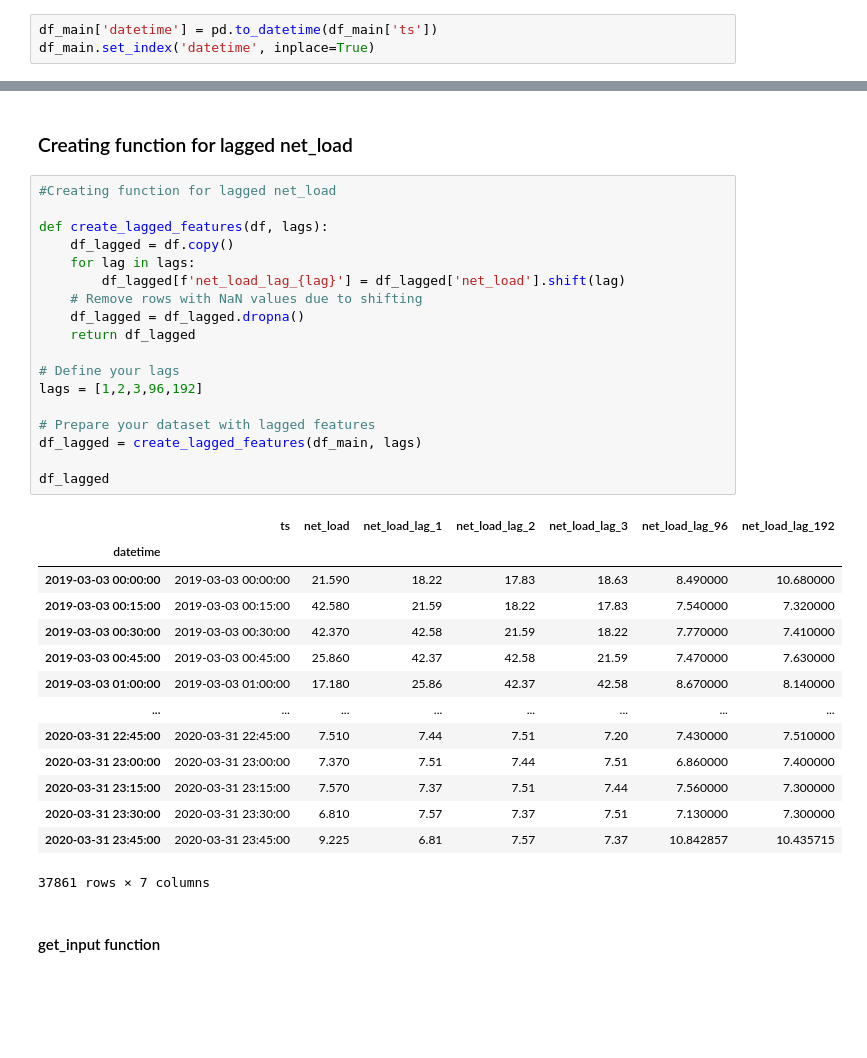
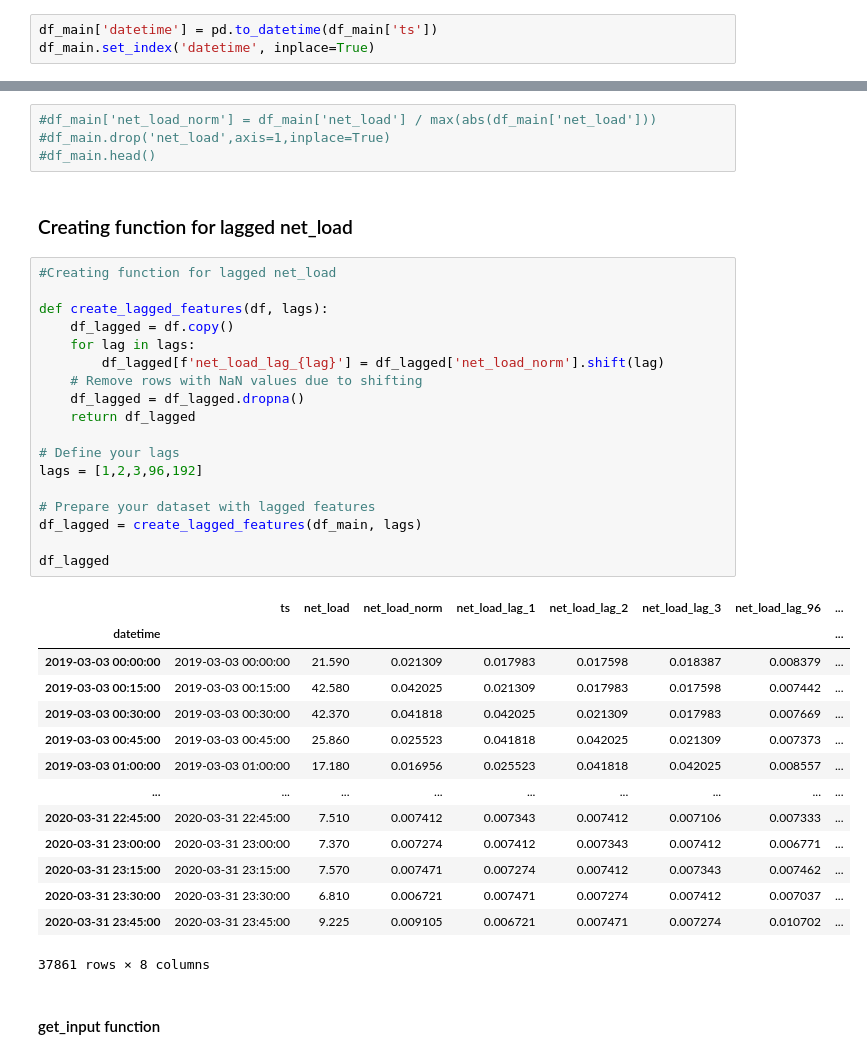
Before and after one commit to dguiraldes/aml_project, a Jupyter notebook: Zora RF_5_lags.ipynb, the cells around one changed output, grey strips where cells are left out. Cells and saved outputs as stored; diff of their text form; blank space fills up the shorter version.

```diff
--- a/Zora RF_5_lags.ipynb
+++ b/Zora RF_5_lags.ipynb
@@ -133,38 +133,42 @@ df_main
+# %%
+#df_main['net_load_norm'] = df_main['net_load'] / max(abs(df_main['net_load']))
+#df_main.drop('net_load',axis=1,inplace=True)
+#df_main.head()
 # %% [markdown]
 ### Creating function for lagged net_load
 # %%
 #Creating function for lagged net_load
 
 def create_lagged_features(df, lags):
     df_lagged = df.copy()
     for lag in lags:
-        df_lagged[f'net_load_lag_{lag}'] = df_lagged['net_load'].shift(lag)
+        df_lagged[f'net_load_lag_{lag}'] = df_lagged['net_load_norm'].shift(lag)
     # Remove rows with NaN values due to shifting
     df_lagged = df_lagged.dropna()
     return df_lagged
 
 # Define your lags
 lags = [1,2,3,96,192]
 
 # Prepare your dataset with lagged features
 df_lagged = create_lagged_features(df_main, lags)
 
 df_lagged
 # %% [output]
-|  | ts | net_load | net_load_lag_1 | net_load_lag_2 | net_load_lag_3 | net_load_lag_96 | net_load_lag_192 |
-| datetime |  |  |  |  |  |  |  |
-| 2019-03-03 00:00:00 | 2019-03-03 00:00:00 | 21.590 | 18.22 | 17.83 | 18.63 | 8.490000 | 10.680000 |
-| 2019-03-03 00:15:00 | 2019-03-03 00:15:00 | 42.580 | 21.59 | 18.22 | 17.83 | 7.540000 | 7.320000 |
-| 2019-03-03 00:30:00 | 2019-03-03 00:30:00 | 42.370 | 42.58 | 21.59 | 18.22 | 7.770000 | 7.410000 |
-| 2019-03-03 00:45:00 | 2019-03-03 00:45:00 | 25.860 | 42.37 | 42.58 | 21.59 | 7.470000 | 7.630000 |
-| 2019-03-03 01:00:00 | 2019-03-03 01:00:00 | 17.180 | 25.86 | 42.37 | 42.58 | 8.670000 | 8.140000 |
-| ... | ... | ... | ... | ... | ... | ... | ... |
-| 2020-03-31 22:45:00 | 2020-03-31 22:45:00 | 7.510 | 7.44 | 7.51 | 7.20 | 7.430000 | 7.510000 |
-| 2020-03-31 23:00:00 | 2020-03-31 23:00:00 | 7.370 | 7.51 | 7.44 | 7.51 | 6.860000 | 7.400000 |
-| 2020-03-31 23:15:00 | 2020-03-31 23:15:00 | 7.570 | 7.37 | 7.51 | 7.44 | 7.560000 | 7.300000 |
-| 2020-03-31 23:30:00 | 2020-03-31 23:30:00 | 6.810 | 7.57 | 7.37 | 7.51 | 7.130000 | 7.300000 |
-| 2020-03-31 23:45:00 | 2020-03-31 23:45:00 | 9.225 | 6.81 | 7.57 | 7.37 | 10.842857 | 10.435715 |
+|  | ts | net_load | net_load_norm | net_load_lag_1 | net_load_lag_2 | net_load_lag_3 | net_load_lag_96 | ... |
+| datetime |  |  |  |  |  |  |  | ... |
+| 2019-03-03 00:00:00 | 2019-03-03 00:00:00 | 21.590 | 0.021309 | 0.017983 | 0.017598 | 0.018387 | 0.008379 | ... |
+| 2019-03-03 00:15:00 | 2019-03-03 00:15:00 | 42.580 | 0.042025 | 0.021309 | 0.017983 | 0.017598 | 0.007442 | ... |
+| 2019-03-03 00:30:00 | 2019-03-03 00:30:00 | 42.370 | 0.041818 | 0.042025 | 0.021309 | 0.017983 | 0.007669 | ... |
+| 2019-03-03 00:45:00 | 2019-03-03 00:45:00 | 25.860 | 0.025523 | 0.041818 | 0.042025 | 0.021309 | 0.007373 | ... |
+| 2019-03-03 01:00:00 | 2019-03-03 01:00:00 | 17.180 | 0.016956 | 0.025523 | 0.041818 | 0.042025 | 0.008557 | ... |
+| ... | ... | ... | ... | ... | ... | ... | ... | ... |
+| 2020-03-31 22:45:00 | 2020-03-31 22:45:00 | 7.510 | 0.007412 | 0.007343 | 0.007412 | 0.007106 | 0.007333 | ... |
+| 2020-03-31 23:00:00 | 2020-03-31 23:00:00 | 7.370 | 0.007274 | 0.007412 | 0.007343 | 0.007412 | 0.006771 | ... |
+| 2020-03-31 23:15:00 | 2020-03-31 23:15:00 | 7.570 | 0.007471 | 0.007274 | 0.007412 | 0.007343 | 0.007462 | ... |
+| 2020-03-31 23:30:00 | 2020-03-31 23:30:00 | 6.810 | 0.006721 | 0.007471 | 0.007274 | 0.007412 | 0.007037 | ... |
+| 2020-03-31 23:45:00 | 2020-03-31 23:45:00 | 9.225 | 0.009105 | 0.006721 | 0.007471 | 0.007274 | 0.010702 | ... |
-37861 rows × 7 columns
+37861 rows × 8 columns
 # %% [markdown]
 #### get_input function
 # %%
```
Also changed, not shown: parts of 19 cells of this notebook.
